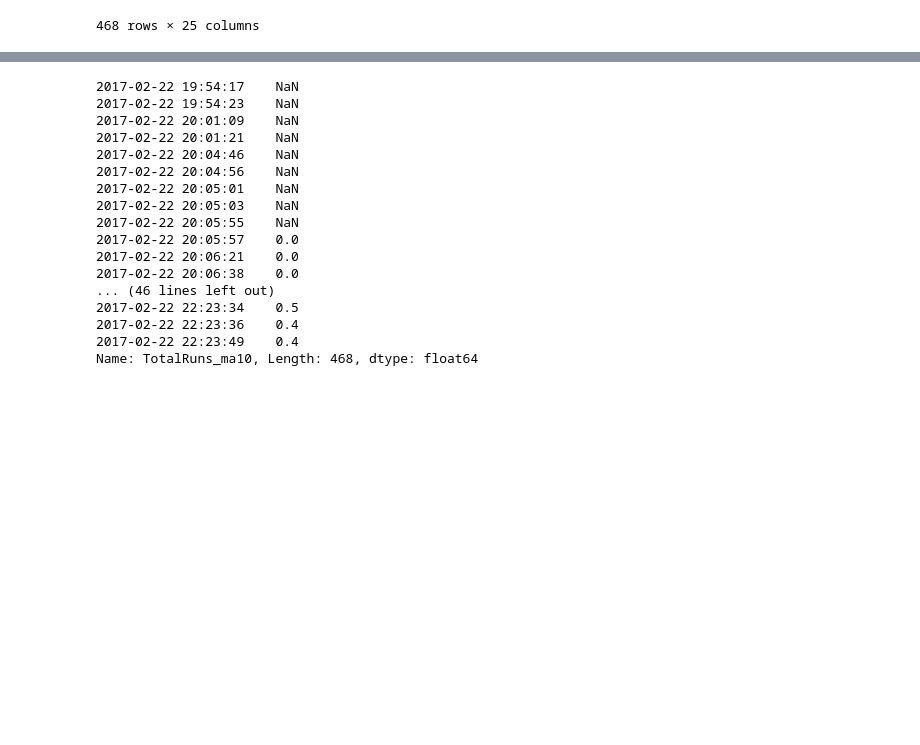
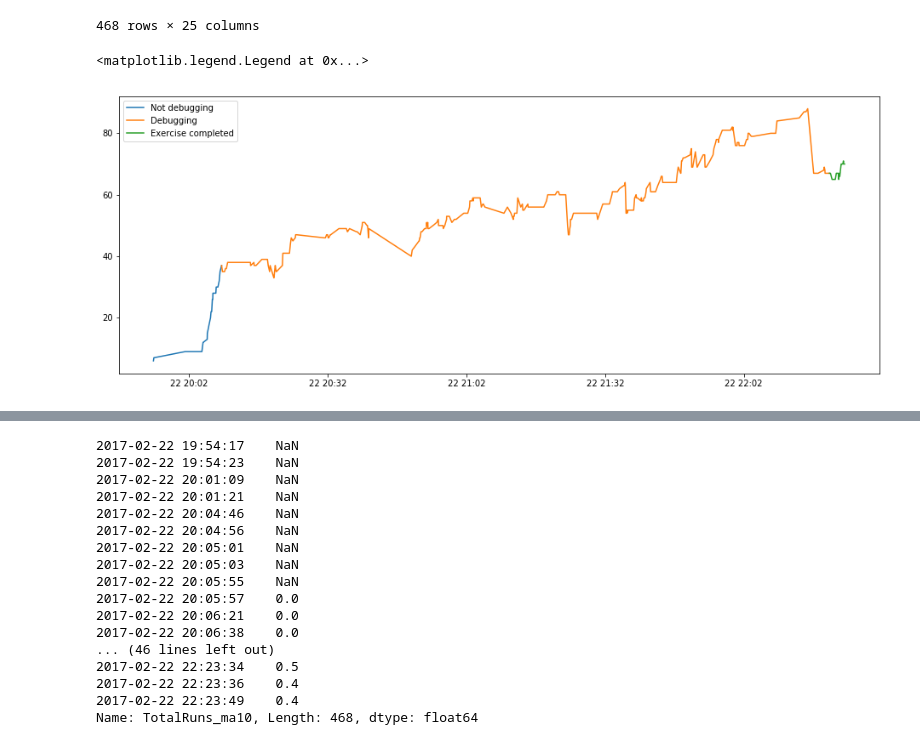
Before and after one commit to hermanmk/jexercise-data-analysis, a Jupyter notebook: Working modes.ipynb, the cells around one changed output, grey strips where cells are left out. Saved outputs shown, nothing was run; the diff lists cells and outputs as text; code cells hidden in the pictures; blank space fills up the shorter version.

```diff
--- a/Working modes.ipynb
+++ b/Working modes.ipynb
@@ -1,9 +1,10 @@
 # %%
 import numpy as np
+import pandas as pd
 import matplotlib
 import matplotlib.pyplot as plt
 %matplotlib inline
-#plt.rcParams["figure.figsize"] = (32,12)
+plt.rcParams["figure.figsize"] = (16,6) # (32,12)
 # %%
 from sklearn.preprocessing import MinMaxScaler
 # %%
@@ -136,5 +111,14 @@ df
 | 2017-02-22 22:23:36 | 1.0 | 70.0 | 0.0 | 0.0 | NaN | 1202.0 | -174.0 | ... |
 | 2017-02-22 22:23:49 | 1.0 | 70.0 | 0.0 | 0.0 | // sjekker om du kan være i et fo... | 829.0 | -174.0 | ... |
 468 rows × 25 columns
+# %%
+plt.figure(figsize=(16,6))
+plt.plot(df.SizeMeasure1[:'2017-02-22 20:09:02'], label='Not debugging')
+plt.plot(df.SizeMeasure1['2017-02-22 20:09:02':'2017-02-22 22:20:32'], label='Debugging')
+plt.plot(df.SizeMeasure1['2017-02-22 22:20:32':], label='Exercise completed')
+plt.legend()
+# %% [output]
+<matplotlib.legend.Legend at 0x...>
+[figure, added]
 # %%
 df['TotalRuns'] = df.JunitTest + df.Launch
```
Also changed, not shown: parts of 13 cells of this notebook, 2 other files.
